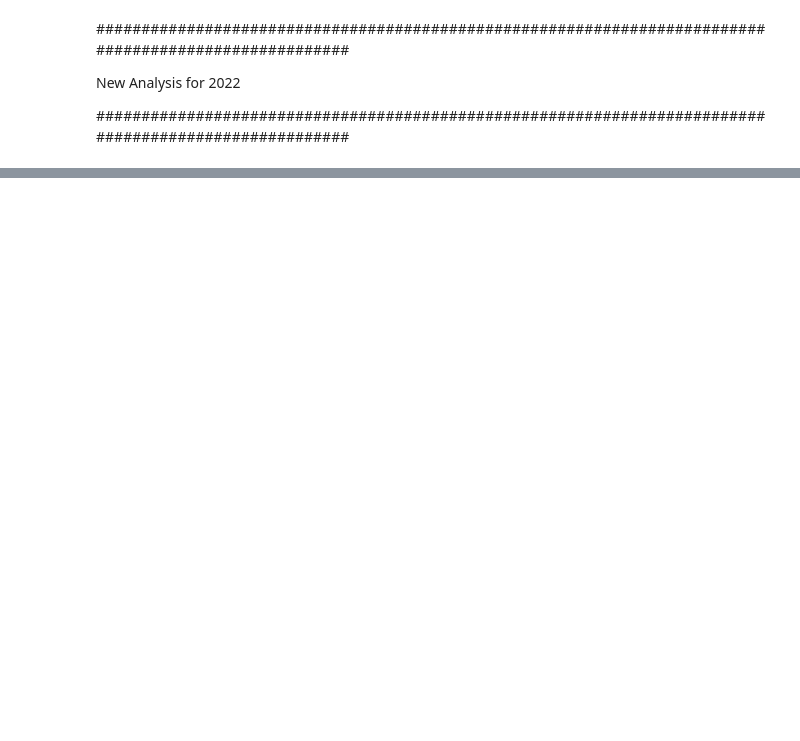
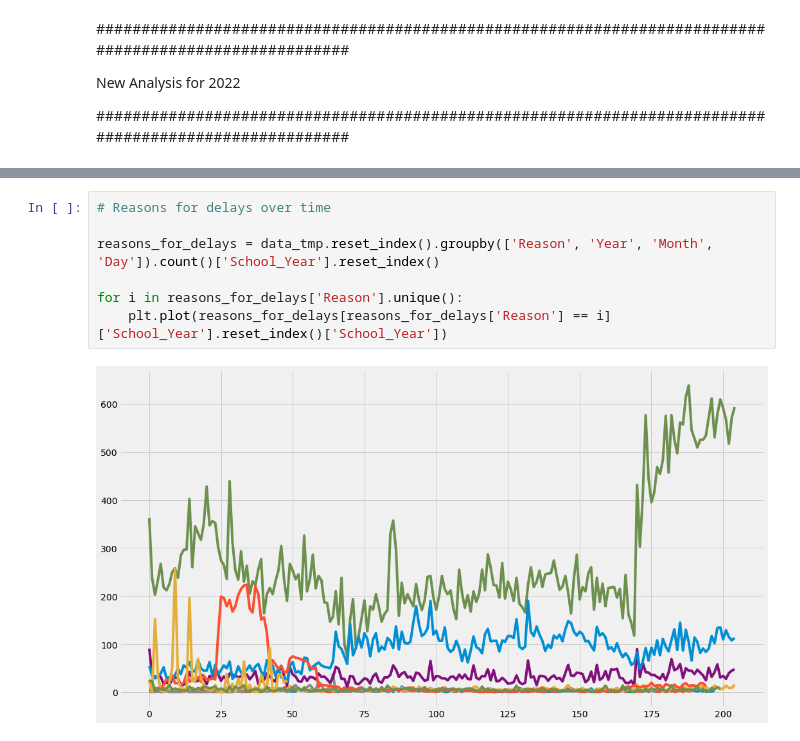
Before and after one commit to NewYorkCityCouncil/schoolBusDelays2022, a Jupyter notebook: code/school_bus_analysis.ipynb, the cells around one changed output, grey strips where cells are left out. Drawn from its saved outputs; the diff is of its cells as text; blank space fills up the shorter version.

```diff
--- a/code/school_bus_analysis.ipynb
+++ b/code/school_bus_analysis.ipynb
@@ -449,0 +495,9 @@ time: 1.81 s (started: 2022-11-01 17:37:13 -04:00)
+# %%
+# Reasons for delays over time
+
+reasons_for_delays = data_tmp.reset_index().groupby(['Reason', 'Year', 'Month', 'Day']).count()['School_Year'].reset_index()
+
+for i in reasons_for_delays['Reason'].unique():
+    plt.plot(reasons_for_delays[reasons_for_delays['Reason'] == i]['School_Year'].reset_index()['School_Year'])
+# %% [output]
+[figure, added]
```
Also changed, not shown: parts of 27 cells of this notebook.
